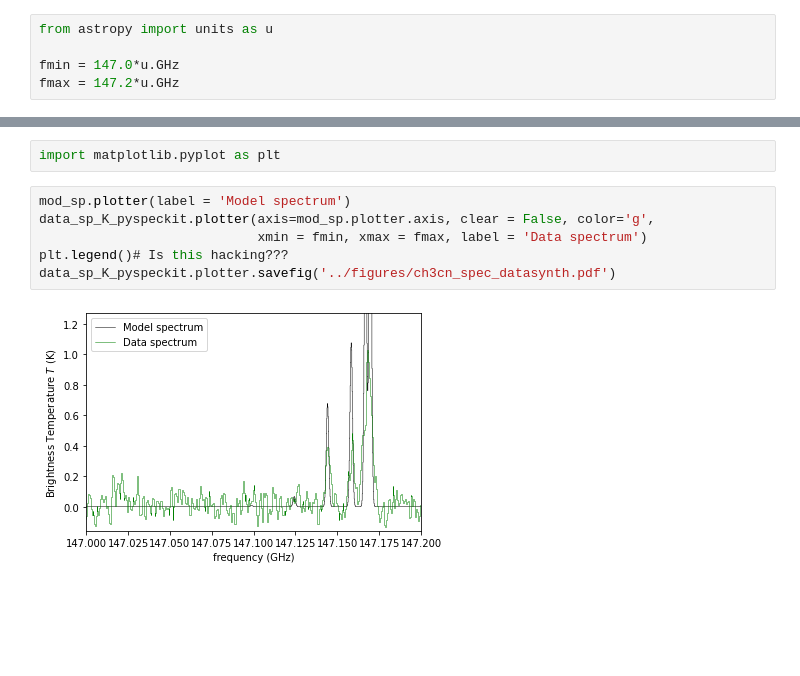
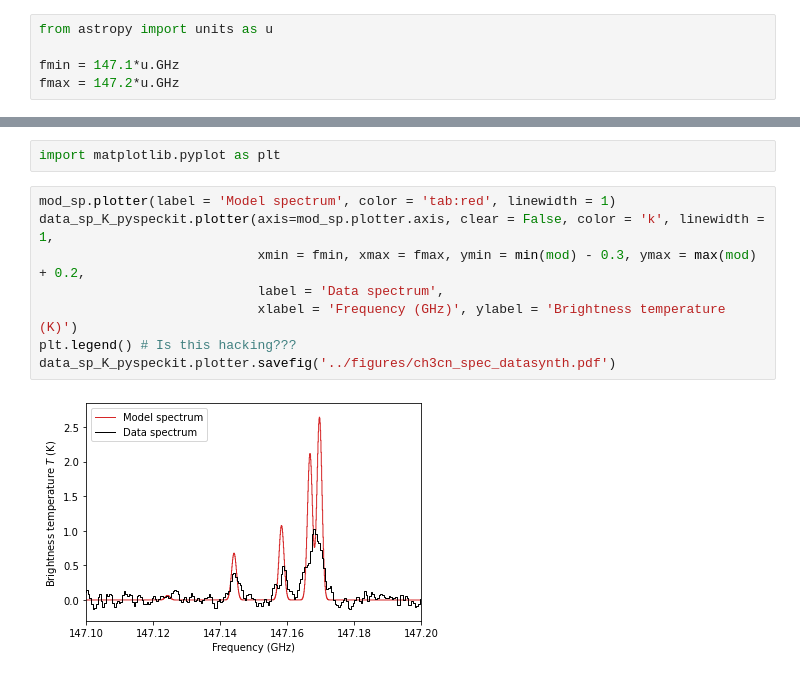
Before and after one commit to abulatek/brick, a Jupyter notebook: first_results/temperature_map/SyntheticRealSpectra_v1.ipynb, the cells around one changed output, grey strips where cells are left out. Saved outputs shown, nothing was run; the diff lists cells and outputs as text; blank space fills up the shorter version.

```diff
--- a/first_results/temperature_map/SyntheticRealSpectra_v1.ipynb
+++ b/first_results/temperature_map/SyntheticRealSpectra_v1.ipynb
@@ -8,7 +8,7 @@ We will begin by initializing the spectral axis we want to use for our synthetic
 # %%
 from astropy import units as u
 
-fmin = 147.0*u.GHz
+fmin = 147.1*u.GHz
 fmax = 147.2*u.GHz
 # %%
 import numpy as np
@@ -90,10 +90,12 @@ WARNING: No header given.  Creating an empty one.
 # %%
 import matplotlib.pyplot as plt
 # %%
-mod_sp.plotter(label = 'Model spectrum')
-data_sp_K_pyspeckit.plotter(axis=mod_sp.plotter.axis, clear = False, color='g',
-                            xmin = fmin, xmax = fmax, label = 'Data spectrum')
-plt.legend()# Is this hacking???
+mod_sp.plotter(label = 'Model spectrum', color = 'tab:red', linewidth = 1)
+data_sp_K_pyspeckit.plotter(axis=mod_sp.plotter.axis, clear = False, color = 'k', linewidth = 1,
+                            xmin = fmin, xmax = fmax, ymin = min(mod) - 0.3, ymax = max(mod) + 0.2,
+                            label = 'Data spectrum',
+                            xlabel = 'Frequency (GHz)', ylabel = 'Brightness temperature (K)')
+plt.legend() # Is this hacking???
 data_sp_K_pyspeckit.plotter.savefig('../figures/ch3cn_spec_datasynth.pdf')
 # %% [output]
-[figure, old version]
+[figure, new version]
```
Also changed, not shown: parts of 2 cells of this notebook, 3 other files.
